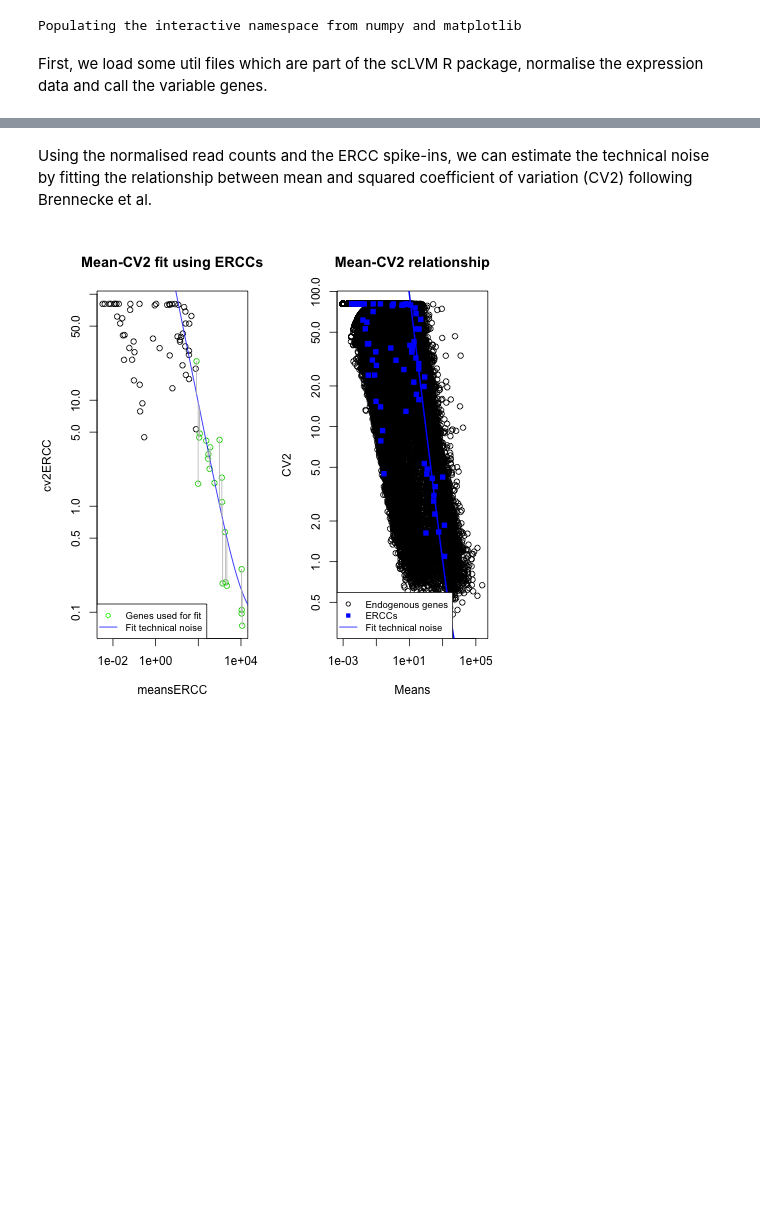
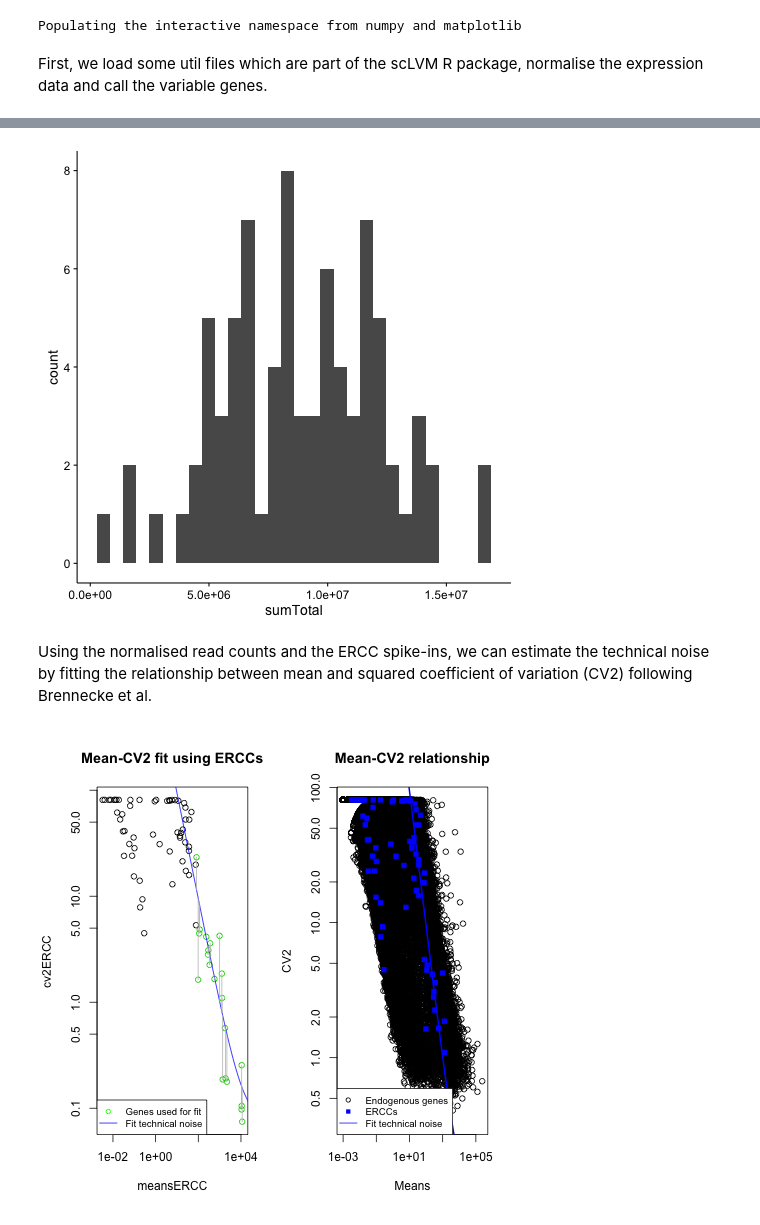
Before and after one commit to PMBio/scLVM-tutorials, a Jupyter notebook: scLVM_tutorial.ipynb, the cells around one changed output, grey strips where cells are left out. Cells and saved outputs as stored; diff of their text form; code cells hidden in the pictures; blank space fills up the shorter version.

```diff
--- a/scLVM_tutorial.ipynb
+++ b/scLVM_tutorial.ipynb
@@ -63,3 +65,17 @@ Attaching package: ‘BiocGenerics’
+# %%
+%%R
+library(cowplot)
+sumERCC = apply(countsERCC,2,sum)
+sumMmus = apply(countsMmus,2,sum)
+sumTotal = sumERCC + sumMmus
+ggplot(data.frame(sumTotal), aes(x=sumTotal))+geom_histogram()
+
+#you code here: repeat for
+#* Library size of endogenous genes
+#* Library size of ERCC spike-ins
+#* Ratio of ERCC spike-ins over total mapped reads
+# %% [output]
+[figure, added]
 # %% [markdown]
 Using the normalised read counts and the ERCC spike-ins, we can estimate the technical noise by fitting the relationship between mean and squared coefficient of variation (CV2) following Brennecke et al.
 # %%
```
Also changed, not shown: parts of 9 cells of this notebook, 2 other files.
